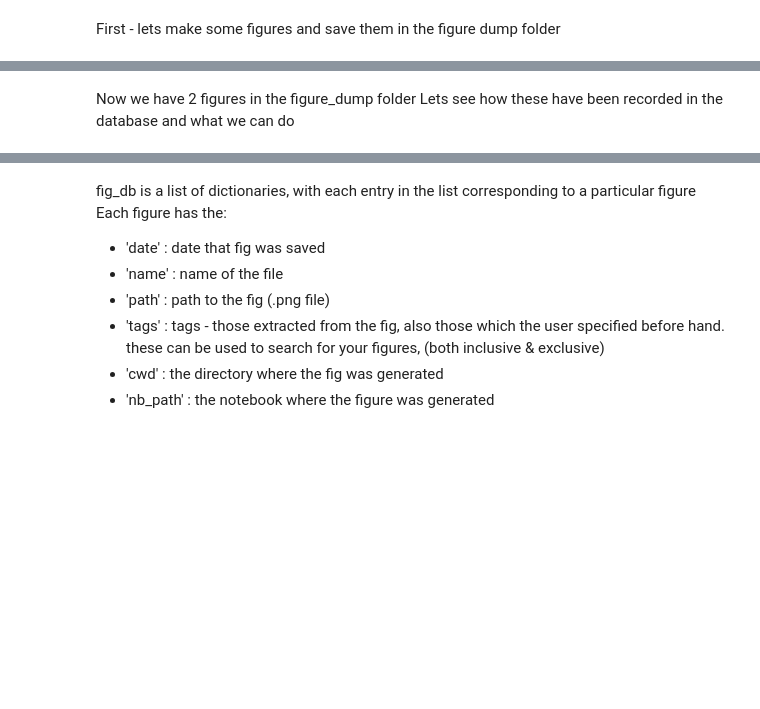
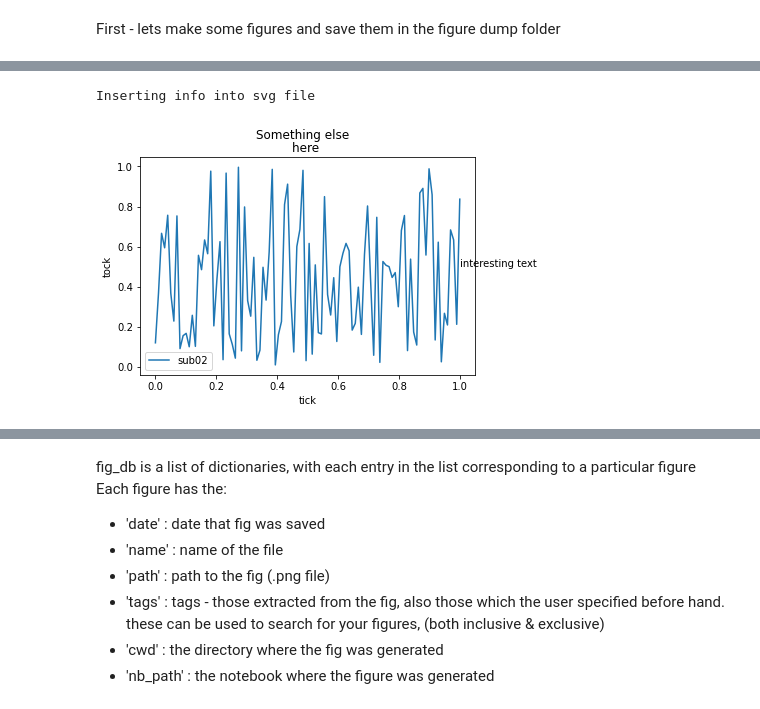
Before and after one commit to mdaghlian/figure_finder, a Jupyter notebook: example.ipynb, the cells around one changed output, grey strips where cells are left out. Saved outputs shown, nothing was run; the diff lists cells and outputs as text; code cells hidden in the pictures; blank space fills up the shorter version.

```diff
--- a/example.ipynb
+++ b/example.ipynb
@@ -49,17 +46,20 @@ deleting scatter-demo
 # %%
+# Now lets save another figure.
+
 # Make line demo
 x = np.linspace(0,1, 100)
 y = np.random.random(100)
 plt.plot(x,y, label='sub02')
 plt.xlabel('tick')
 plt.ylabel('tock')
 plt.title('here ')
 plt.text(1,.5, 'interesting text')
 plt.legend()
 fig = plt.gcf()
 fig.suptitle('Something else')
 
-ff.save_figure_with_tags(fig, fig_name='line-demo')
+ff.save_fig_and_code_as_svg(fig, fig_name='line-demo')
+# This time we haven't specified where the figure is going -> so it will be put in the figure dump folder...
+# %% [output]
+Inserting info into svg file
+[figure, added]
-# %% [markdown]
-Now we have 2 figures in the figure_dump folder
-Lets see how these have been recorded in the database and what we can do
```
Also changed, not shown: parts of 20 cells of this notebook, 6 other files.
